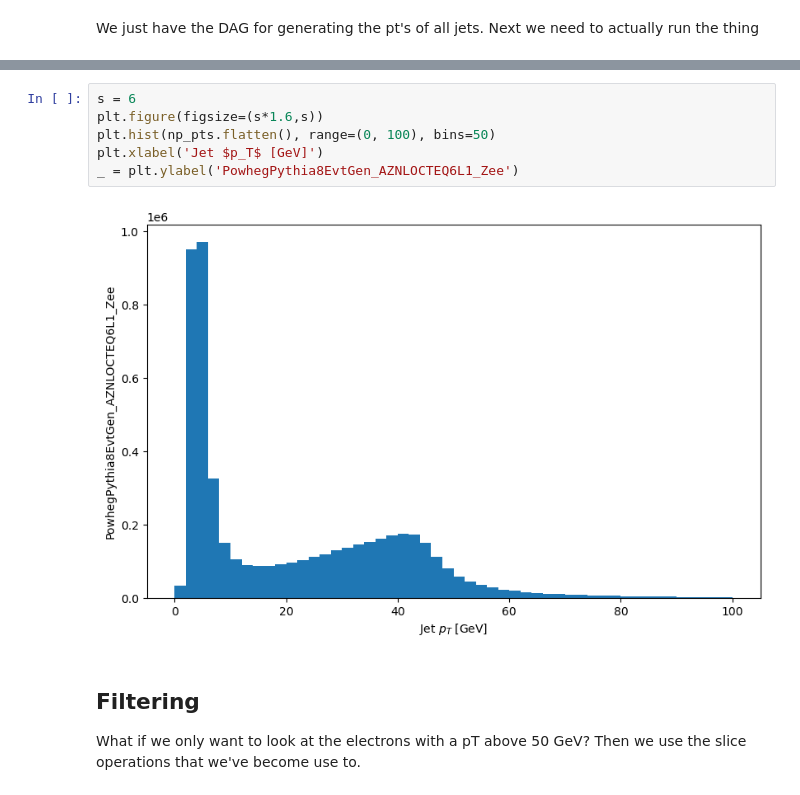
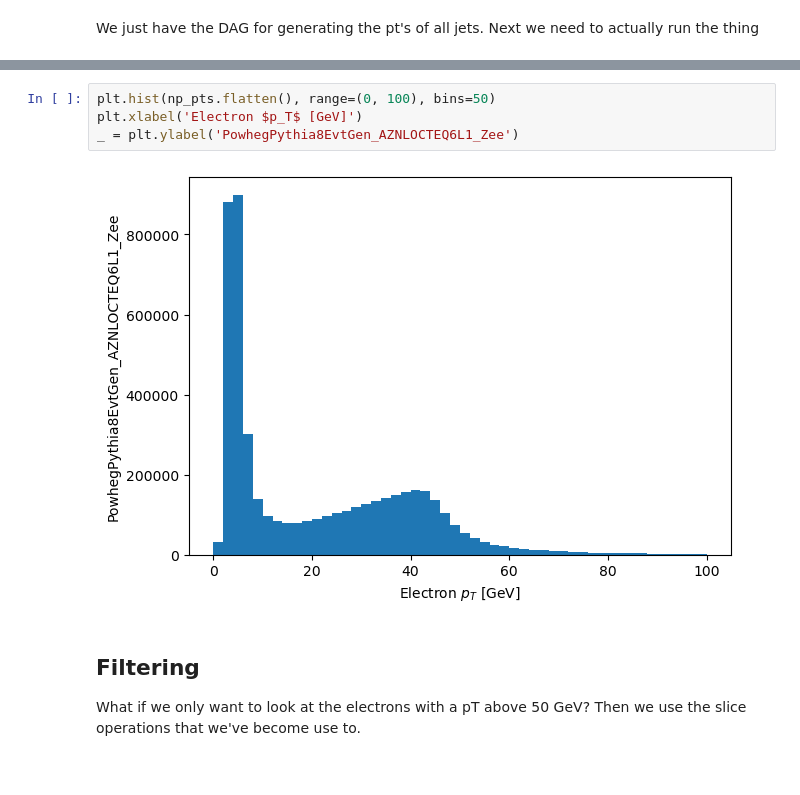
Before and after one commit to gordonwatts/hep_tables, a Jupyter notebook: notebooks/01 - Demo.ipynb, the cells around one changed output, grey strips where cells are left out. Drawn from its saved outputs; the diff is of its cells as text.

```diff
--- a/notebooks/01 - Demo.ipynb
+++ b/notebooks/01 - Demo.ipynb
@@ -52,11 +53,9 @@ np_pts
 # %%
-s = 6
-plt.figure(figsize=(s*1.6,s))
 plt.hist(np_pts.flatten(), range=(0, 100), bins=50)
-plt.xlabel('Jet $p_T$ [GeV]')
+plt.xlabel('Electron $p_T$ [GeV]')
 _ = plt.ylabel('PowhegPythia8EvtGen_AZNLOCTEQ6L1_Zee')
 # %% [output]
-[figure, old version]
+[figure, new version]
 # %% [markdown]
 ## Filtering
 
```
Also changed, not shown: parts of 12 cells of this notebook.
